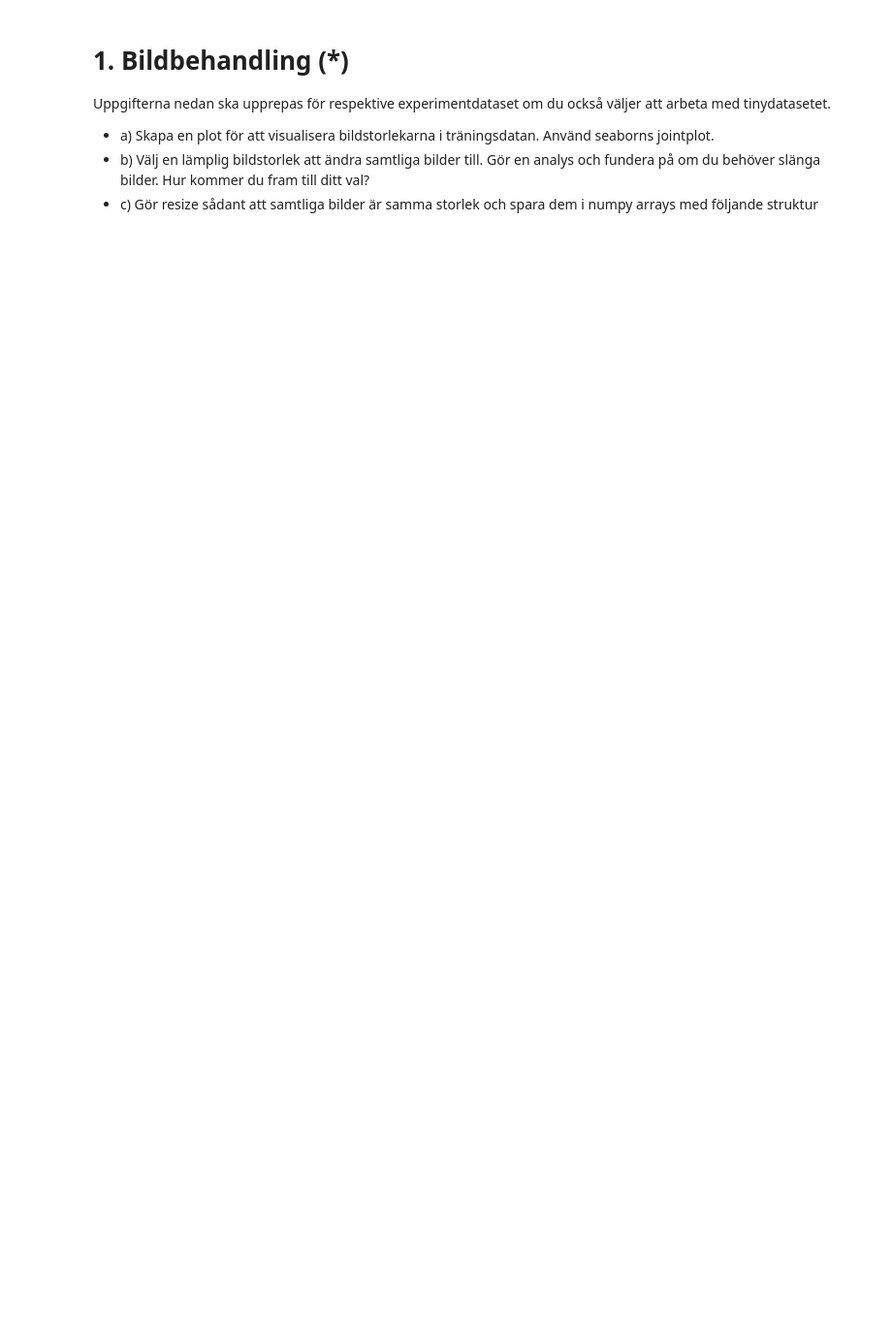
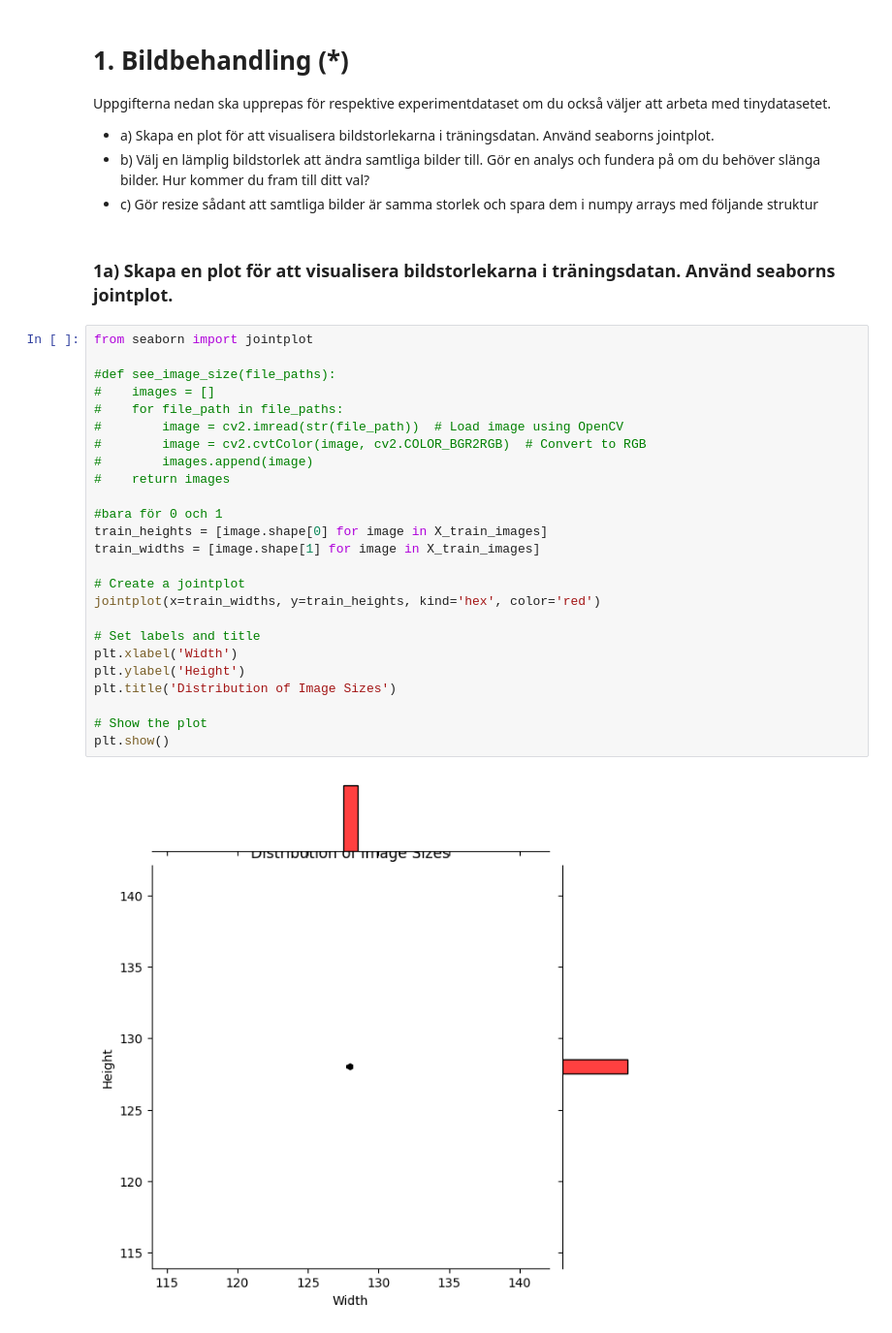
Before and after one commit to Zandri2k/Python-AI-Sandra-OPA23, a Jupyter notebook: Lab_2/Lab_2.ipynb, the cells around one changed output. Shown at 97% size. Saved outputs shown, nothing was run; the diff lists cells and outputs as text; blank space fills up the shorter version.

```diff
--- a/Lab_2/Lab_2.ipynb
+++ b/Lab_2/Lab_2.ipynb
@@ -308,3 +281,32 @@ tinydatasetet.
 slänga bilder. Hur kommer du fram till ditt val?
 - c) Gör resize sådant att samtliga bilder är samma storlek och spara dem i numpy arrays med följande
 struktur
+# %% [markdown]
+### 1a) Skapa en plot för att visualisera bildstorlekarna i träningsdatan. Använd seaborns jointplot.
+# %%
+from seaborn import jointplot
+
+#def see_image_size(file_paths):
+#    images = []
+#    for file_path in file_paths:
+#        image = cv2.imread(str(file_path))  # Load image using OpenCV
+#        image = cv2.cvtColor(image, cv2.COLOR_BGR2RGB)  # Convert to RGB
+#        images.append(image)
+#    return images
+
+#bara för 0 och 1
+train_heights = [image.shape[0] for image in X_train_images]
+train_widths = [image.shape[1] for image in X_train_images]
+
+# Create a jointplot
+jointplot(x=train_widths, y=train_heights, kind='hex', color='red')
+
+# Set labels and title
+plt.xlabel('Width')
+plt.ylabel('Height')
+plt.title('Distribution of Image Sizes')
+
+# Show the plot
+plt.show()
+# %% [output]
+[figure, added]
```
Also changed, not shown: parts of 12 cells of this notebook, 3 other files.
